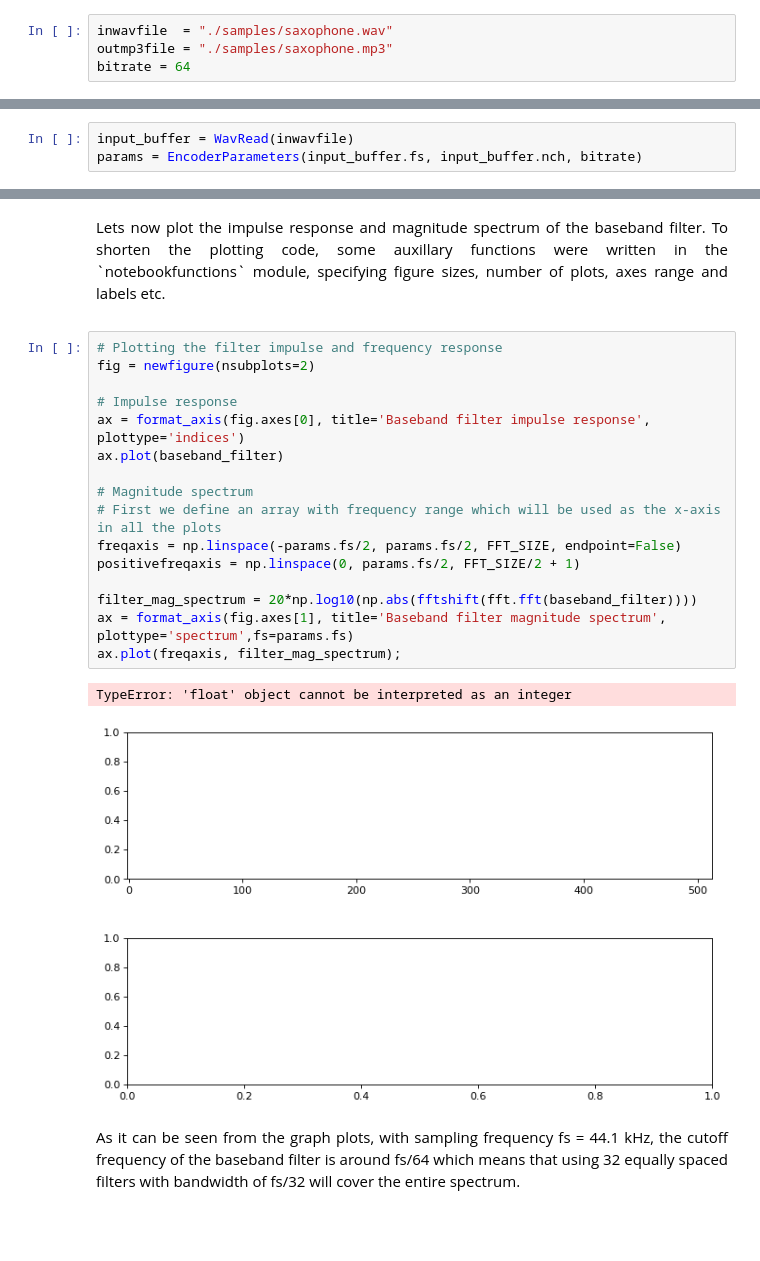
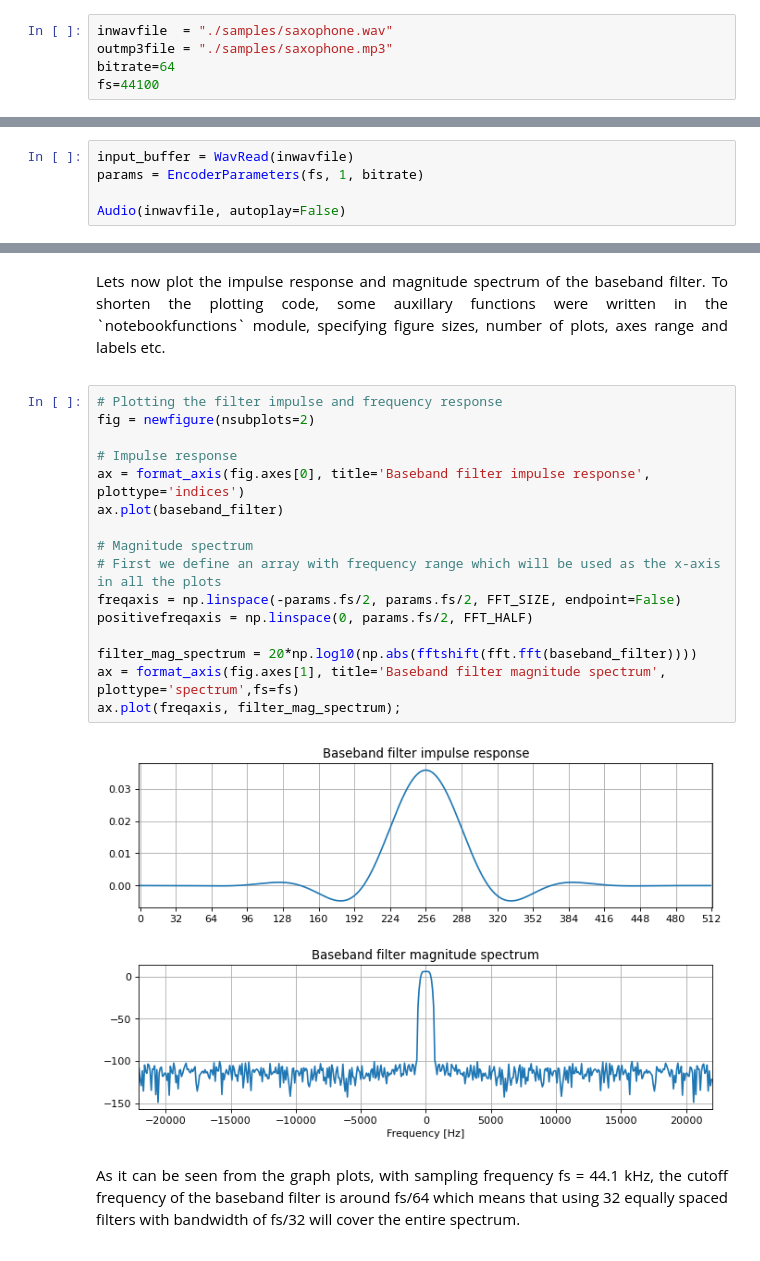
Before and after one commit to lucieperrotta/computersandmusic, a Jupyter notebook: mp3python/mp3python.ipynb, the cells around one changed output, grey strips where cells are left out. Saved outputs shown, nothing was run; the diff lists cells and outputs as text; blank space fills up the shorter version.

Commit message:
MP3 encoder "fixed" and now running!
for python 3

```diff
--- a/mp3python/mp3python.ipynb
+++ b/mp3python/mp3python.ipynb
@@ -67,7 +80,8 @@ ModuleNotFoundError: No module named 'Audio'
 # %%
 inwavfile  = "./samples/saxophone.wav"
 outmp3file = "./samples/saxophone.mp3"
-bitrate = 64
+bitrate=64
+fs=44100
 # %% [markdown]
 <div style="max-width: 800px;line-height:140%;">
 <p align="justify">
@@ -82,5 +96,7 @@ bitrate = 64
 </div>
 # %%
 input_buffer = WavRead(inwavfile)
-params = EncoderParameters(input_buffer.fs, input_buffer.nch, bitrate)
+params = EncoderParameters(fs, 1, bitrate)
+
+Audio(inwavfile, autoplay=False)
 # %% [output]
@@ -112,22 +128,21 @@ Lets now plot the impulse response and magnitude spectrum of the baseband filter
 # %%
 # Plotting the filter impulse and frequency response
 fig = newfigure(nsubplots=2)
 
 # Impulse response
 ax = format_axis(fig.axes[0], title='Baseband filter impulse response', plottype='indices')
 ax.plot(baseband_filter)
 
 # Magnitude spectrum
 # First we define an array with frequency range which will be used as the x-axis in all the plots
 freqaxis = np.linspace(-params.fs/2, params.fs/2, FFT_SIZE, endpoint=False)
-positivefreqaxis = np.linspace(0, params.fs/2, FFT_SIZE/2 + 1)
+positivefreqaxis = np.linspace(0, params.fs/2, FFT_HALF)
 
 filter_mag_spectrum = 20*np.log10(np.abs(fftshift(fft.fft(baseband_filter))))
-ax = format_axis(fig.axes[1], title='Baseband filter magnitude spectrum', plottype='spectrum',fs=params.fs)
+ax = format_axis(fig.axes[1], title='Baseband filter magnitude spectrum', plottype='spectrum',fs=fs)
 ax.plot(freqaxis, filter_mag_spectrum);
 # %% [output]
-TypeError: 'float' object cannot be interpreted as an integer
-[figure, old version]
+[figure, new version]
 # %% [markdown]
 <div style="max-width: 800px;line-height:140%;">
 <p align="justify">
```
Also changed, not shown: parts of 32 cells of this notebook, 4 other files.
